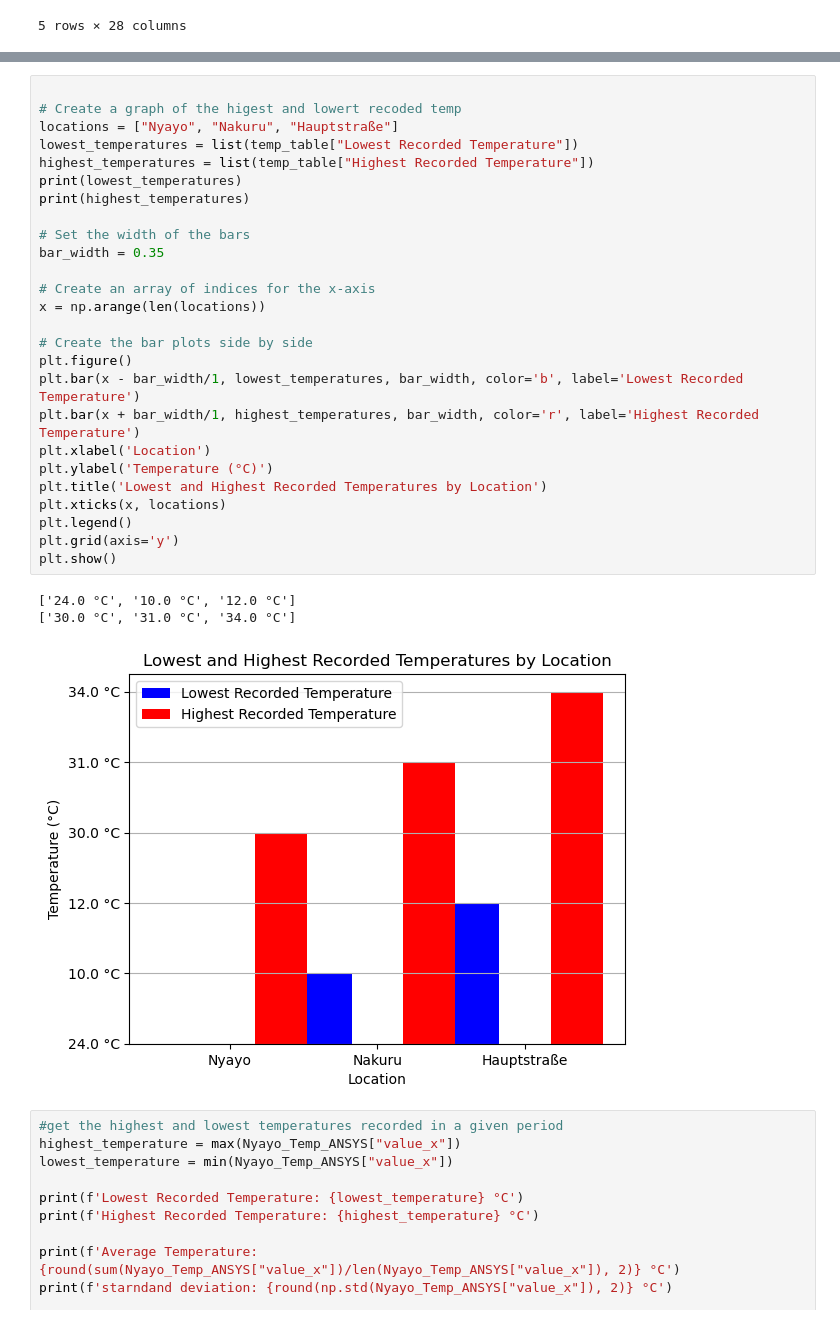
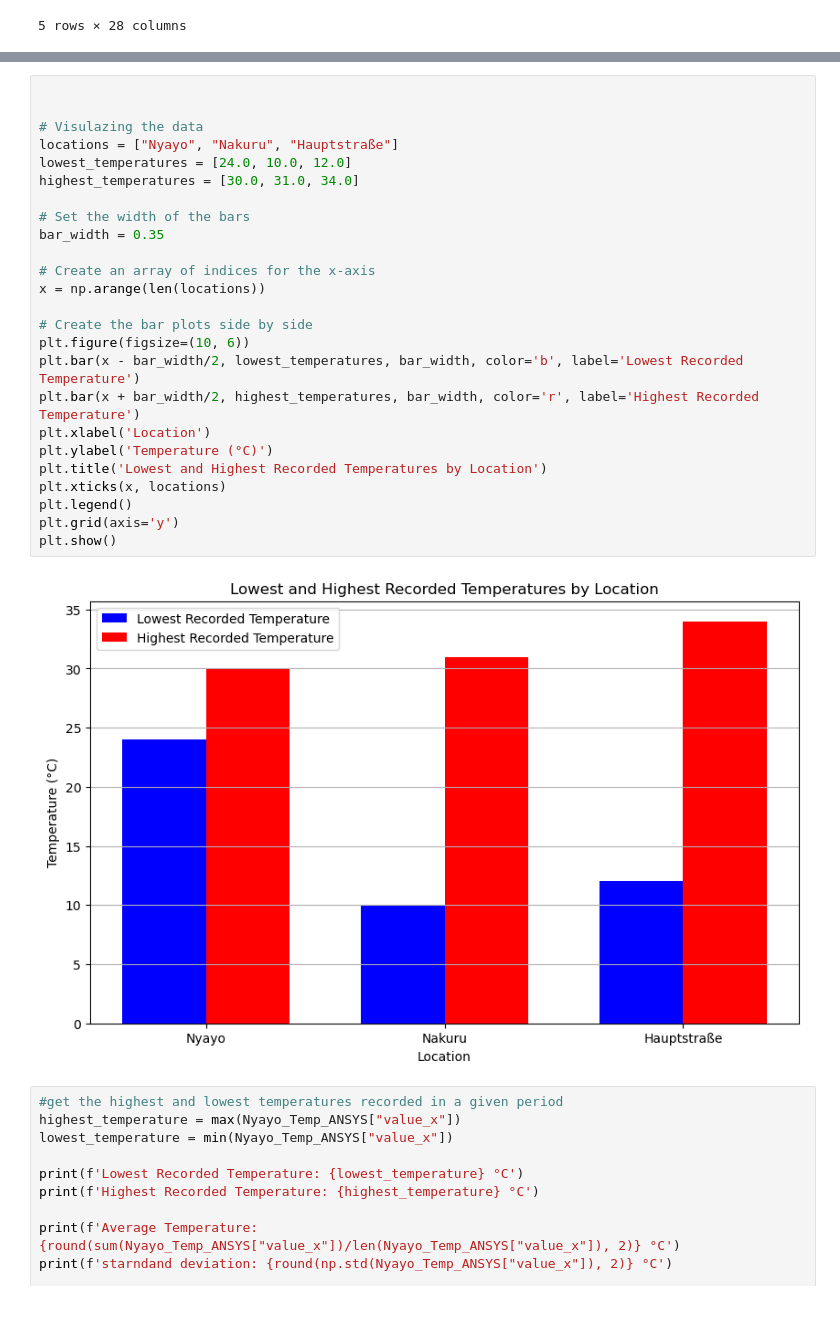
Before and after one commit to speedy-insect/Dataset-W, a Jupyter notebook: Py file/Aly.ipynb, the cells around one changed output, grey strips where cells are left out. Saved outputs shown, nothing was run; the diff lists cells and outputs as text.

```diff
--- a/Py file/Aly.ipynb
+++ b/Py file/Aly.ipynb
@@ -203,33 +195,30 @@ temp_table
 # %%
 
-# Create a graph of the higest and lowert recoded temp
+
+# Visulazing the data
 locations = ["Nyayo", "Nakuru", "Hauptstraße"]
-lowest_temperatures = list(temp_table["Lowest Recorded Temperature"])
-highest_temperatures = list(temp_table["Highest Recorded Temperature"])
-print(lowest_temperatures)
-print(highest_temperatures)
+lowest_temperatures = [24.0, 10.0, 12.0]
+highest_temperatures = [30.0, 31.0, 34.0]
 
 # Set the width of the bars
 bar_width = 0.35
 
 # Create an array of indices for the x-axis
 x = np.arange(len(locations))
 
 # Create the bar plots side by side
-plt.figure()
-plt.bar(x - bar_width/1, lowest_temperatures, bar_width, color='b', label='Lowest Recorded Temperature')
-plt.bar(x + bar_width/1, highest_temperatures, bar_width, color='r', label='Highest Recorded Temperature')
+plt.figure(figsize=(10, 6))
+plt.bar(x - bar_width/2, lowest_temperatures, bar_width, color='b', label='Lowest Recorded Temperature')
+plt.bar(x + bar_width/2, highest_temperatures, bar_width, color='r', label='Highest Recorded Temperature')
 plt.xlabel('Location')
 plt.ylabel('Temperature (°C)')
 plt.title('Lowest and Highest Recorded Temperatures by Location')
 plt.xticks(x, locations)
 plt.legend()
 plt.grid(axis='y')
 plt.show()
 # %% [output]
-['24.0 °C', '10.0 °C', '12.0 °C']
-['30.0 °C', '31.0 °C', '34.0 °C']
-[figure, old version]
+[figure, new version]
 # %%
 #get the highest and lowest temperatures recorded in a given period
 highest_temperature = max(Nyayo_Temp_ANSYS["value_x"])
```
Also changed, not shown: parts of 2 cells of this notebook, 1 other file.
